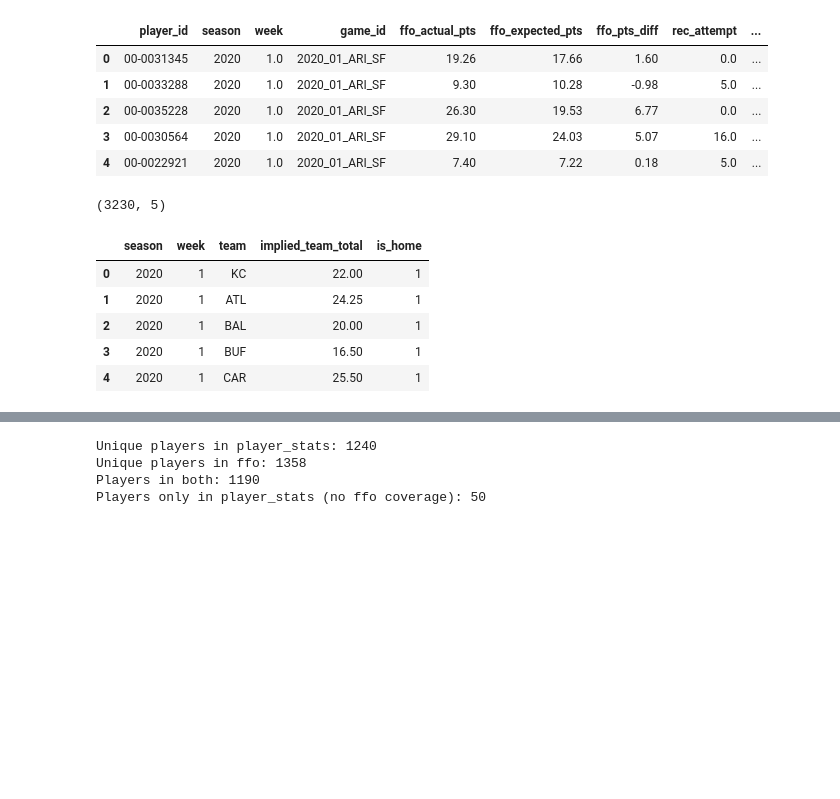
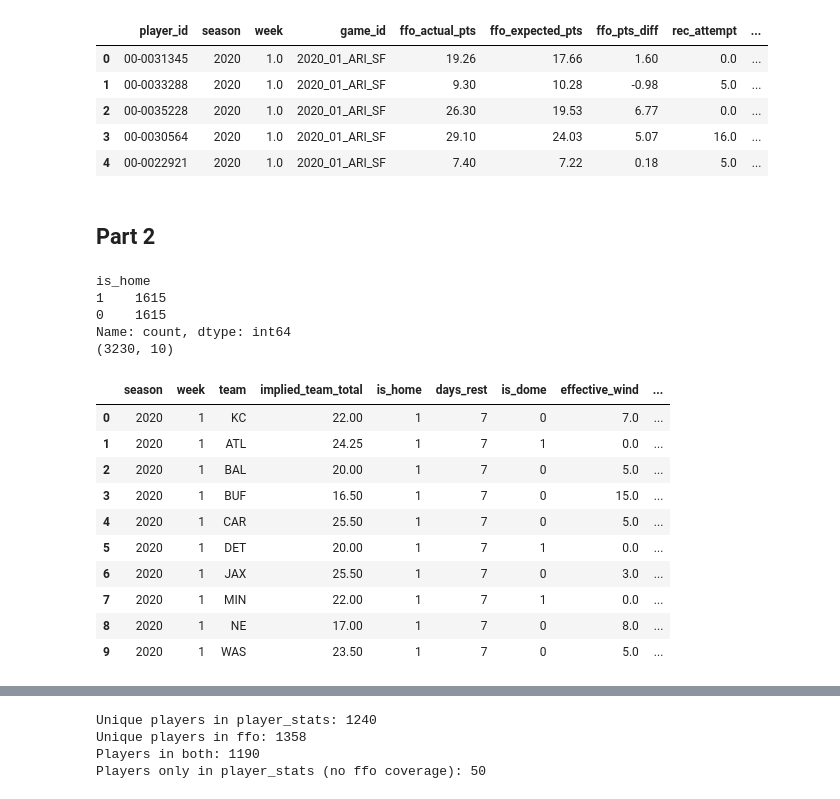
Before and after one commit to joscho11/BettingEdgeContinued, a Jupyter notebook: fantasy/data_pipeline.ipynb, the cells around one changed output, grey strips where cells are left out. Cells and saved outputs as stored; diff of their text form; code cells hidden in the pictures; blank space fills up the shorter version.

```diff
--- a/fantasy/data_pipeline.ipynb
+++ b/fantasy/data_pipeline.ipynb
@@ -149,35 +151,62 @@ ffo_clean.head()
 | 2 | 00-0035228 | 2020 | 1.0 | 2020_01_ARI_SF | 26.30 | 19.53 | 6.77 | 0.0 | ... |
 | 3 | 00-0030564 | 2020 | 1.0 | 2020_01_ARI_SF | 29.10 | 24.03 | 5.07 | 16.0 | ... |
 | 4 | 00-0022921 | 2020 | 1.0 | 2020_01_ARI_SF | 7.40 | 7.22 | 0.18 | 5.0 | ... |
+# %% [markdown]
+## Part 2
 # %%
-# We need implied team total for each team each week
-# Formula: home implied = (total_line - spread_line) / 2
-#          away implied = (total_line + spread_line) / 2
+home = schedules[["season", "week", "home_team", "away_team",
+                   "total_line", "spread_line",
+                   "wind", "temp", "roof", "surface",
+                   "home_rest", "away_rest"]].copy()
 
-home = schedules[["season", "week", "home_team", "away_team", "total_line", "spread_line"]].copy()
 home = home.rename(columns={"home_team": "team", "away_team": "opponent"})
 home["implied_team_total"] = (home["total_line"] - home["spread_line"]) / 2
 home["is_home"] = 1
+home["days_rest"] = home["home_rest"]
+home["is_dome"] = home["roof"].isin(["dome", "closed", "retractable"]).astype(int)
+home["effective_wind"] = home["wind"].fillna(0) * (1 - home["is_dome"])
+home["effective_temp"] = home["temp"].where(home["is_dome"] == 0, other=70).fillna(65)
 
-away = schedules[["season", "week", "away_team", "home_team", "total_line", "spread_line"]].copy()
+away = schedules[["season", "week", "away_team", "home_team",
+                   "total_line", "spread_line",
+                   "wind", "temp", "roof", "surface",
+                   "home_rest", "away_rest"]].copy()
+
 away = away.rename(columns={"away_team": "team", "home_team": "opponent"})
-away["implied_team_total"] = (home["total_line"] + home["spread_line"]) / 2
+away["implied_team_total"] = (away["total_line"] + away["spread_line"]) / 2
 away["is_home"] = 0
+away["days_rest"] = away["away_rest"]
+away["is_dome"] = away["roof"].isin(["dome", "closed", "retractable"]).astype(int)
+away["effective_wind"] = away["wind"].fillna(0) * (1 - away["is_dome"])
+away["effective_temp"] = away["temp"].where(away["is_dome"] == 0, other=70).fillna(65)
 
-vegas = pd.concat([home, away], ignore_index=True)[
-    ["season", "week", "team", "implied_team_total", "is_home"]
-]
+vegas = pd.concat([home, away], ignore_index=True)[[
+    "season", "week", "team",
+    "implied_team_total", "is_home", "days_rest",
+    "is_dome", "effective_wind", "effective_temp",
+    "surface"
+]]
 
+print(vegas["is_home"].value_counts())
 print(vegas.shape)
-vegas.head()
+vegas.head(10)
 # %% [output]
-(3230, 5)
+is_home
+1    1615
+0    1615
+Name: count, dtype: int64
+(3230, 10)
-|  | season | week | team | implied_team_total | is_home |
-| 0 | 2020 | 1 | KC | 22.00 | 1 |
-| 1 | 2020 | 1 | ATL | 24.25 | 1 |
-| 2 | 2020 | 1 | BAL | 20.00 | 1 |
-| 3 | 2020 | 1 | BUF | 16.50 | 1 |
-| 4 | 2020 | 1 | CAR | 25.50 | 1 |
+|  | season | week | team | implied_team_total | is_home | days_rest | is_dome | effective_wind | ... |
+| 0 | 2020 | 1 | KC | 22.00 | 1 | 7 | 0 | 7.0 | ... |
+| 1 | 2020 | 1 | ATL | 24.25 | 1 | 7 | 1 | 0.0 | ... |
+| 2 | 2020 | 1 | BAL | 20.00 | 1 | 7 | 0 | 5.0 | ... |
+| 3 | 2020 | 1 | BUF | 16.50 | 1 | 7 | 0 | 15.0 | ... |
+| 4 | 2020 | 1 | CAR | 25.50 | 1 | 7 | 0 | 5.0 | ... |
+| 5 | 2020 | 1 | DET | 20.00 | 1 | 7 | 1 | 0.0 | ... |
+| 6 | 2020 | 1 | JAX | 25.50 | 1 | 7 | 0 | 3.0 | ... |
+| 7 | 2020 | 1 | MIN | 22.00 | 1 | 7 | 1 | 0.0 | ... |
+| 8 | 2020 | 1 | NE | 17.00 | 1 | 7 | 0 | 8.0 | ... |
+| 9 | 2020 | 1 | WAS | 23.50 | 1 | 7 | 0 | 5.0 | ... |
 # %%
 # Fix dtypes so all key columns match before joining
 for col in ["season", "week"]:
```
Also changed, not shown: parts of 26 cells of this notebook, 3 other files.
